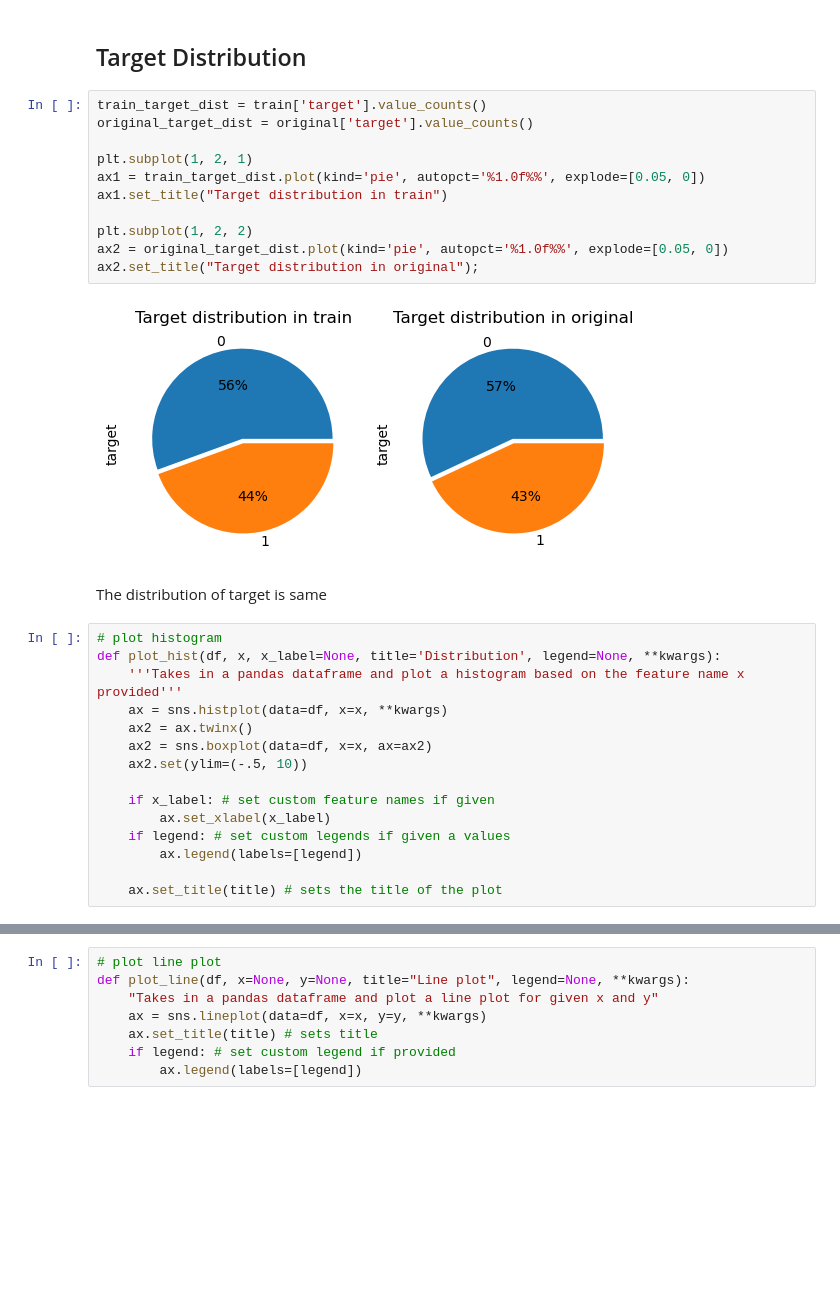
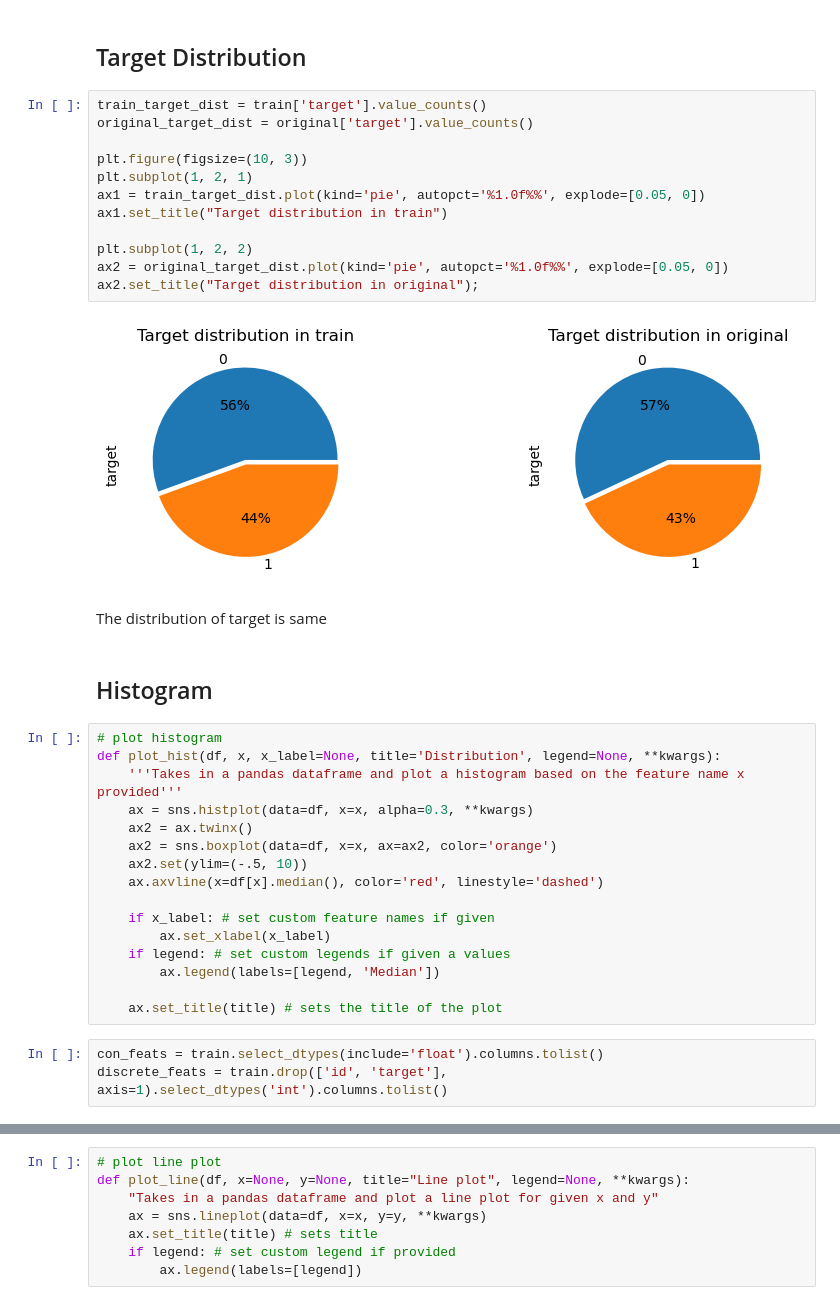
Before and after one commit to shoabahamed/kaggle_playground_season_3_episode_12, a Jupyter notebook: playground-s-3-ep-12-eda-baseline-submission.ipynb, the cells around one changed output, grey strips where cells are left out. Saved outputs shown, nothing was run; the diff lists cells and outputs as text; blank space fills up the shorter version.

```diff
--- a/playground-s-3-ep-12-eda-baseline-submission.ipynb
+++ b/playground-s-3-ep-12-eda-baseline-submission.ipynb
@@ -506,31 +387,38 @@ Right now it is kinda hard to tell how much similar original is to train since w
 # %%
 train_target_dist = train['target'].value_counts()
 original_target_dist = original['target'].value_counts()
 
+plt.figure(figsize=(10, 3))
 plt.subplot(1, 2, 1)
 ax1 = train_target_dist.plot(kind='pie', autopct='%1.0f%%', explode=[0.05, 0])
 ax1.set_title("Target distribution in train")
 
 plt.subplot(1, 2, 2)
 ax2 = original_target_dist.plot(kind='pie', autopct='%1.0f%%', explode=[0.05, 0])
 ax2.set_title("Target distribution in original");
 # %% [output]
-[figure, old version]
+[figure, new version]
 # %% [markdown]
 The distribution of target is same
+# %% [markdown]
+## Histogram
 # %%
 # plot histogram
 def plot_hist(df, x, x_label=None, title='Distribution', legend=None, **kwargs):
     '''Takes in a pandas dataframe and plot a histogram based on the feature name x provided'''
-    ax = sns.histplot(data=df, x=x, **kwargs)
+    ax = sns.histplot(data=df, x=x, alpha=0.3, **kwargs)
     ax2 = ax.twinx()
-    ax2 = sns.boxplot(data=df, x=x, ax=ax2)
+    ax2 = sns.boxplot(data=df, x=x, ax=ax2, color='orange')
     ax2.set(ylim=(-.5, 10))
+    ax.axvline(x=df[x].median(), color='red', linestyle='dashed')
 
     if x_label: # set custom feature names if given
         ax.set_xlabel(x_label)
     if legend: # set custom legends if given a values
-        ax.legend(labels=[legend])
+        ax.legend(labels=[legend, 'Median'])
 
     ax.set_title(title) # sets the title of the plot
+# %%
+con_feats = train.select_dtypes(include='float').columns.tolist()
+discrete_feats = train.drop(['id', 'target'], axis=1).select_dtypes('int').columns.tolist()
 # %%
```
Also changed, not shown: parts of 16 cells of this notebook.
